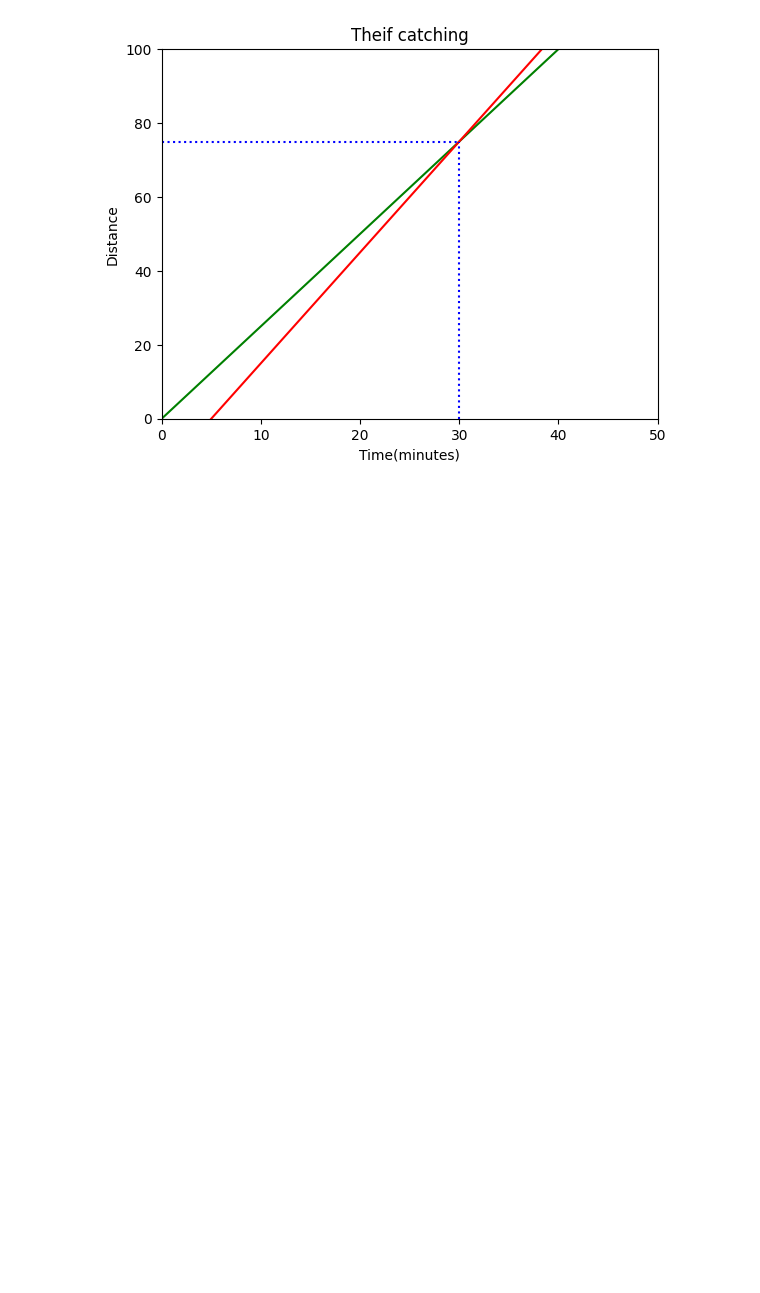
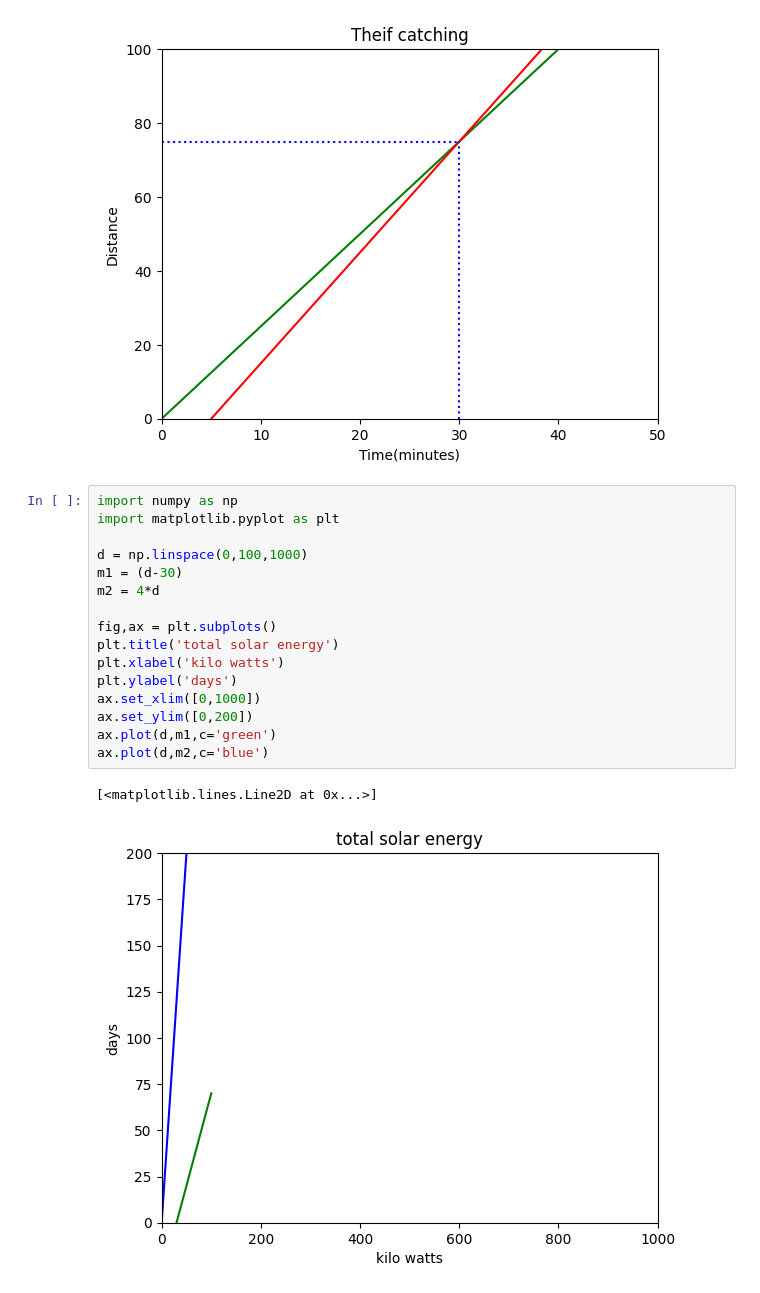
Before and after one commit to naveen675/AI, a Jupyter notebook: algebra_practice_1.ipynb, the cells around one changed output. Cells and saved outputs as stored; diff of their text form; blank space fills up the shorter version.

```diff
--- a/algebra_practice_1.ipynb
+++ b/algebra_practice_1.ipynb
@@ -23,3 +23,22 @@ ax.hlines(75,xmin=0,xmax=30,color='blue',linestyles='dotted')
 # %% [output]
 <matplotlib.collections.LineCollection at 0x...>
 [figure]
+# %%
+import numpy as np
+import matplotlib.pyplot as plt
+
+d = np.linspace(0,100,1000)
+m1 = (d-30)
+m2 = 4*d
+
+fig,ax = plt.subplots()
+plt.title('total solar energy')
+plt.xlabel('kilo watts')
+plt.ylabel('days')
+ax.set_xlim([0,1000])
+ax.set_ylim([0,200])
+ax.plot(d,m1,c='green')
+ax.plot(d,m2,c='blue')
+# %% [output]
+[<matplotlib.lines.Line2D at 0x...>]
+[figure, added]
```
